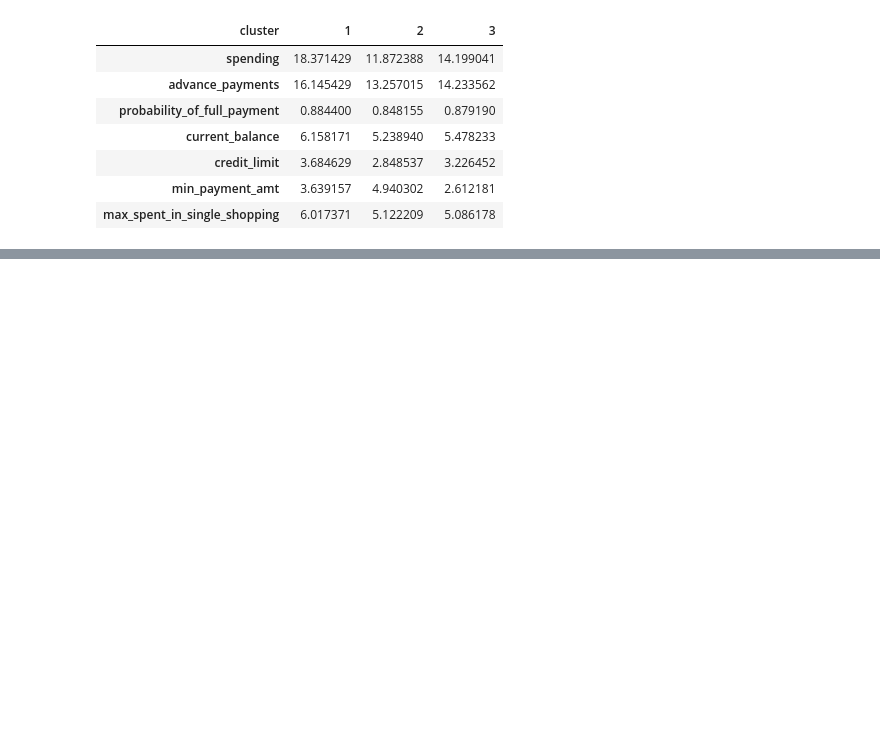
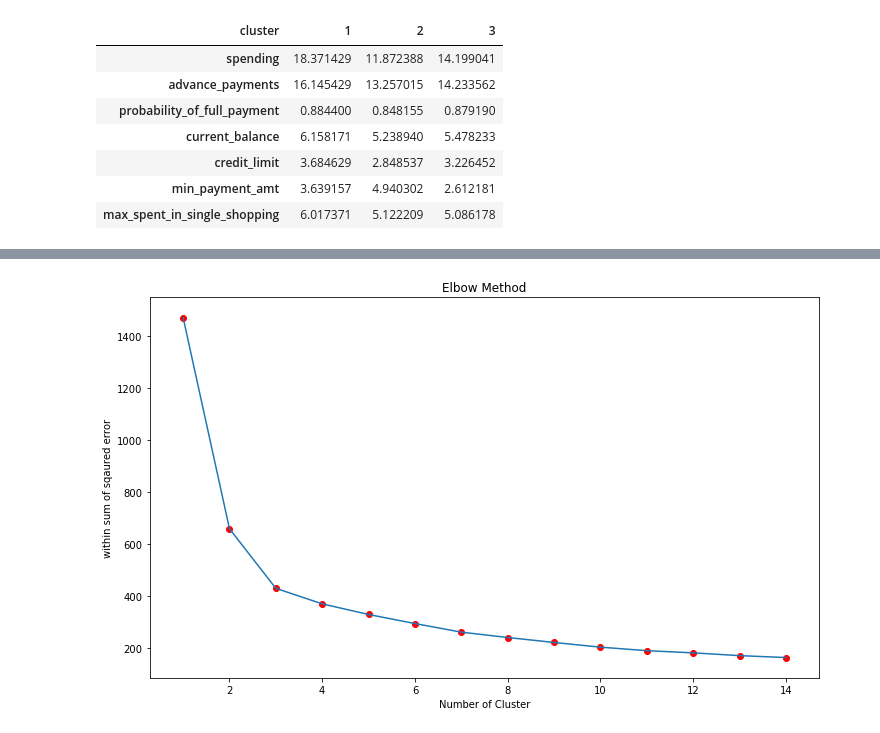
Before and after one commit to Abhishek768/BankMarketting, a Jupyter notebook: BankMarketing.ipynb, the cells around one changed output, grey strips where cells are left out. Cells and saved outputs as stored; diff of their text form; code cells hidden in the pictures; blank space fills up the shorter version.

Commit message:
apply KMeans clustering

```diff
--- a/BankMarketing.ipynb
+++ b/BankMarketing.ipynb
@@ -162,0 +167,6 @@ agglomerative_df.groupby('cluster').mean().T
+# %%
+wss = []
+for i in range(1, 15):
+    model = KMeans(n_clusters=i,random_state=40)
+    model.fit(scaled_data)
+    wss.append(model.inertia_)
@@ -162,0 +190,10 @@ agglomerative_df.groupby('cluster').mean().T
+# %%
+plt.figure(figsize=(12,7));
+i = [i for i in range(1, 15)]
+plt.plot(i, wss);
+plt.scatter(i, wss, c='r');
+plt.title('Elbow Method');
+plt.xlabel('Number of Cluster');
+plt.ylabel('within sum of sqaured error');
+# %% [output]
+[figure, added]
```
Also changed, not shown: parts of 11 cells of this notebook.
